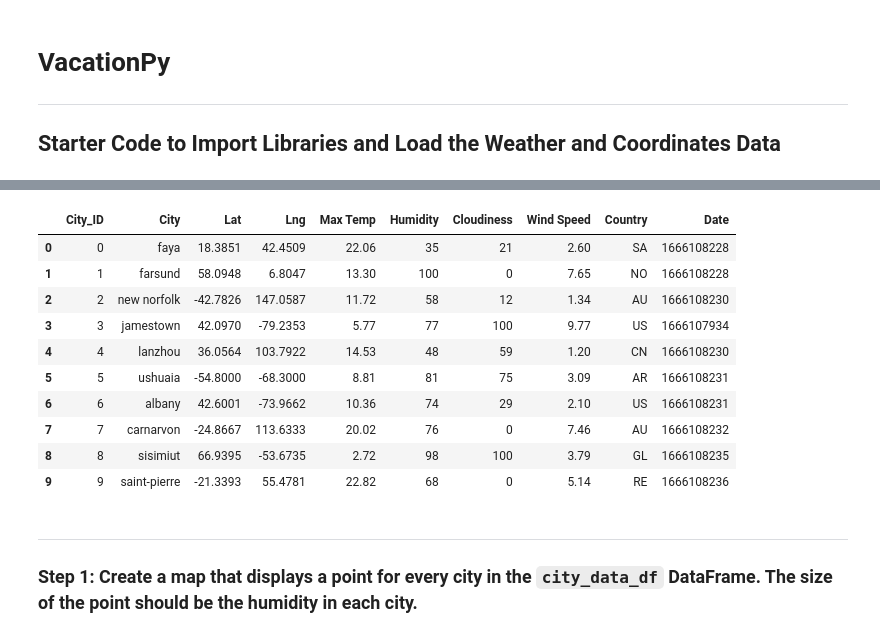
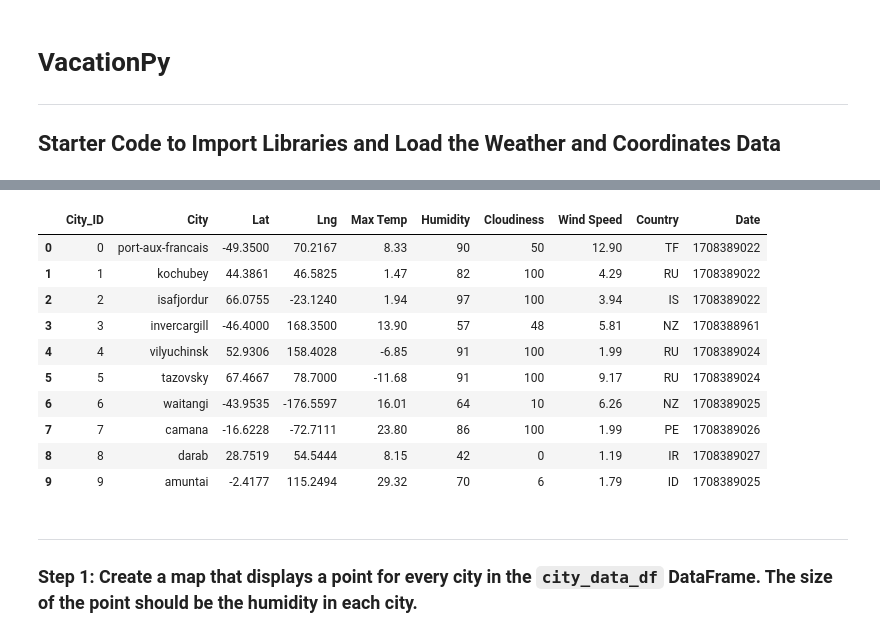
Before and after one commit to Abhidnya05/python-api-challenge, a Jupyter notebook: Vacation.ipynb, the cells around one changed output, grey strips where cells are left out. Saved outputs shown, nothing was run; the diff lists cells and outputs as text; code cells hidden in the pictures.

```diff
--- a/Vacation.ipynb
+++ b/Vacation.ipynb
@@ -28,23 +28,23 @@ from matplotlib.ticker import FuncFormatter
 from matplotlib.dates import DateFormatter, MonthLocator
 # %%
 # Load the CSV file created in Part 1 into a Pandas DataFrame
-csv_file = Path("cities.csv")
+csv_file = Path("Output/cities.csv")
 city_data_df = pd.read_csv(csv_file)
 
 # Display sample data
 city_data_df.head(10)
 # %% [output]
 |  | City_ID | City | Lat | Lng | Max Temp | Humidity | Cloudiness | Wind Speed | Country | Date |
-| 0 | 0 | faya | 18.3851 | 42.4509 | 22.06 | 35 | 21 | 2.60 | SA | 1666108228 |
-| 1 | 1 | farsund | 58.0948 | 6.8047 | 13.30 | 100 | 0 | 7.65 | NO | 1666108228 |
-| 2 | 2 | new norfolk | -42.7826 | 147.0587 | 11.72 | 58 | 12 | 1.34 | AU | 1666108230 |
-| 3 | 3 | jamestown | 42.0970 | -79.2353 | 5.77 | 77 | 100 | 9.77 | US | 1666107934 |
-| 4 | 4 | lanzhou | 36.0564 | 103.7922 | 14.53 | 48 | 59 | 1.20 | CN | 1666108230 |
-| 5 | 5 | ushuaia | -54.8000 | -68.3000 | 8.81 | 81 | 75 | 3.09 | AR | 1666108231 |
-| 6 | 6 | albany | 42.6001 | -73.9662 | 10.36 | 74 | 29 | 2.10 | US | 1666108231 |
-| 7 | 7 | carnarvon | -24.8667 | 113.6333 | 20.02 | 76 | 0 | 7.46 | AU | 1666108232 |
-| 8 | 8 | sisimiut | 66.9395 | -53.6735 | 2.72 | 98 | 100 | 3.79 | GL | 1666108235 |
-| 9 | 9 | saint-pierre | -21.3393 | 55.4781 | 22.82 | 68 | 0 | 5.14 | RE | 1666108236 |
+| 0 | 0 | port-aux-francais | -49.3500 | 70.2167 | 8.33 | 90 | 50 | 12.90 | TF | 1708389022 |
+| 1 | 1 | kochubey | 44.3861 | 46.5825 | 1.47 | 82 | 100 | 4.29 | RU | 1708389022 |
+| 2 | 2 | isafjordur | 66.0755 | -23.1240 | 1.94 | 97 | 100 | 3.94 | IS | 1708389022 |
+| 3 | 3 | invercargill | -46.4000 | 168.3500 | 13.90 | 57 | 48 | 5.81 | NZ | 1708388961 |
+| 4 | 4 | vilyuchinsk | 52.9306 | 158.4028 | -6.85 | 91 | 100 | 1.99 | RU | 1708389024 |
+| 5 | 5 | tazovsky | 67.4667 | 78.7000 | -11.68 | 91 | 100 | 9.17 | RU | 1708389024 |
+| 6 | 6 | waitangi | -43.9535 | -176.5597 | 16.01 | 64 | 10 | 6.26 | NZ | 1708389025 |
+| 7 | 7 | camana | -16.6228 | -72.7111 | 23.80 | 86 | 100 | 1.99 | PE | 1708389026 |
+| 8 | 8 | darab | 28.7519 | 54.5444 | 8.15 | 42 | 0 | 1.19 | IR | 1708389027 |
+| 9 | 9 | amuntai | -2.4177 | 115.2494 | 29.32 | 70 | 6 | 1.79 | ID | 1708389025 |
 # %% [markdown]
 ---
 
```
Also changed, not shown: parts of 6 cells of this notebook, 16 other files.
